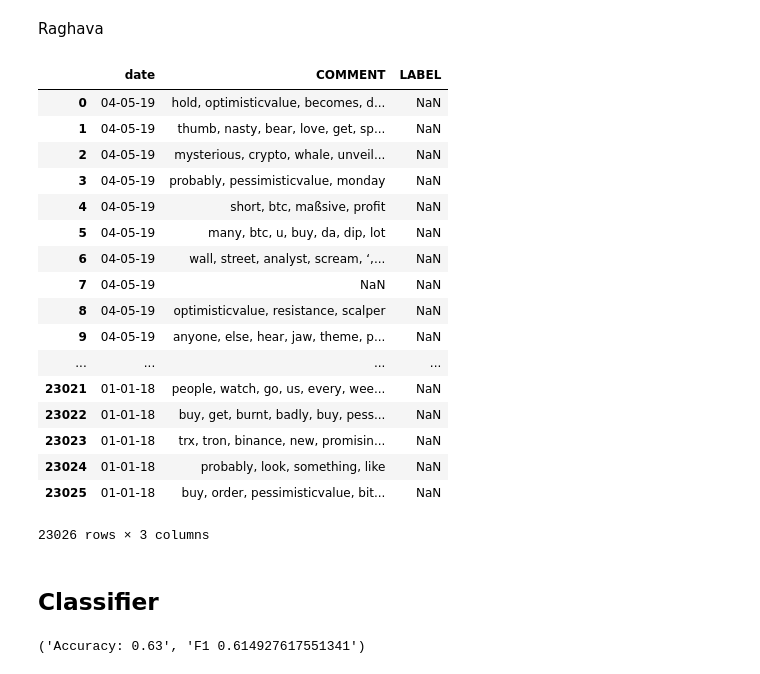
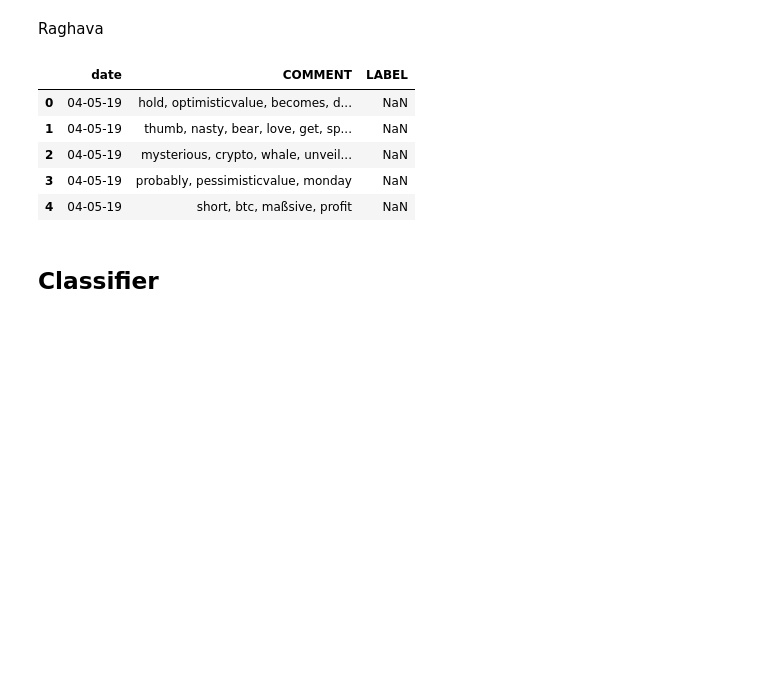
Before and after one commit to falkenovergaard/TA_Exam, a Jupyter notebook: Classifer_test_1.ipynb, the cells around one changed output. Saved outputs shown, nothing was run; the diff lists cells and outputs as text; code cells hidden in the pictures; blank space fills up the shorter version.

Commit message:
classified data

```diff
--- a/Classifer_test_1.ipynb
+++ b/Classifer_test_1.ipynb
@@ -18,24 +20,16 @@ df_bit = pd.read_excel("data/output/clean_bit_data.xlsx")
+# %%
+df_bit = df_bit[pd.notnull(df_bit['COMMENT'])]
+df_ts = df_ts[pd.notnull(df_ts['COMMENT'])]
+df_dj = df_dj[pd.notnull(df_dj['COMMENT'])]
 # %%
-df_bit
+df_bit.head()
 # %% [output]
 |  | date | COMMENT | LABEL |
 | 0 | 04-05-19 | hold, optimisticvalue, becomes, d... | NaN |
 | 1 | 04-05-19 | thumb, nasty, bear, love, get, sp... | NaN |
 | 2 | 04-05-19 | mysterious, crypto, whale, unveil... | NaN |
 | 3 | 04-05-19 | probably, pessimisticvalue, monday | NaN |
 | 4 | 04-05-19 | short, btc, maßsive, profit | NaN |
-| 5 | 04-05-19 | many, btc, u, buy, da, dip, lot | NaN |
-| 6 | 04-05-19 | wall, street, analyst, scream, ‘,... | NaN |
-| 7 | 04-05-19 | NaN | NaN |
-| 8 | 04-05-19 | optimisticvalue, resistance, scalper | NaN |
-| 9 | 04-05-19 | anyone, else, hear, jaw, theme, p... | NaN |
-| ... | ... | ... | ... |
-| 23021 | 01-01-18 | people, watch, go, us, every, wee... | NaN |
-| 23022 | 01-01-18 | buy, get, burnt, badly, buy, pess... | NaN |
-| 23023 | 01-01-18 | trx, tron, binance, new, promisin... | NaN |
-| 23024 | 01-01-18 | probably, look, something, like | NaN |
-| 23025 | 01-01-18 | buy, order, pessimisticvalue, bit... | NaN |
-23026 rows × 3 columns
 # %% [markdown]
 ## Classifier
 # %%
@@ -89,7 +38,0 @@ def classifier(clf,strat,vec,df):
-# %%
-result=classifier("lr","y","cv",df_pos)
-print(result[2:4])
-
-df_result = pd.DataFrame(result[4], columns = ['Predicted_label', 'Comment'])
-# %% [output]
-('Accuracy: 0.63', 'F1 0.614927617551341')
```
Also changed, not shown: parts of 54 cells of this notebook, 14 other files.
